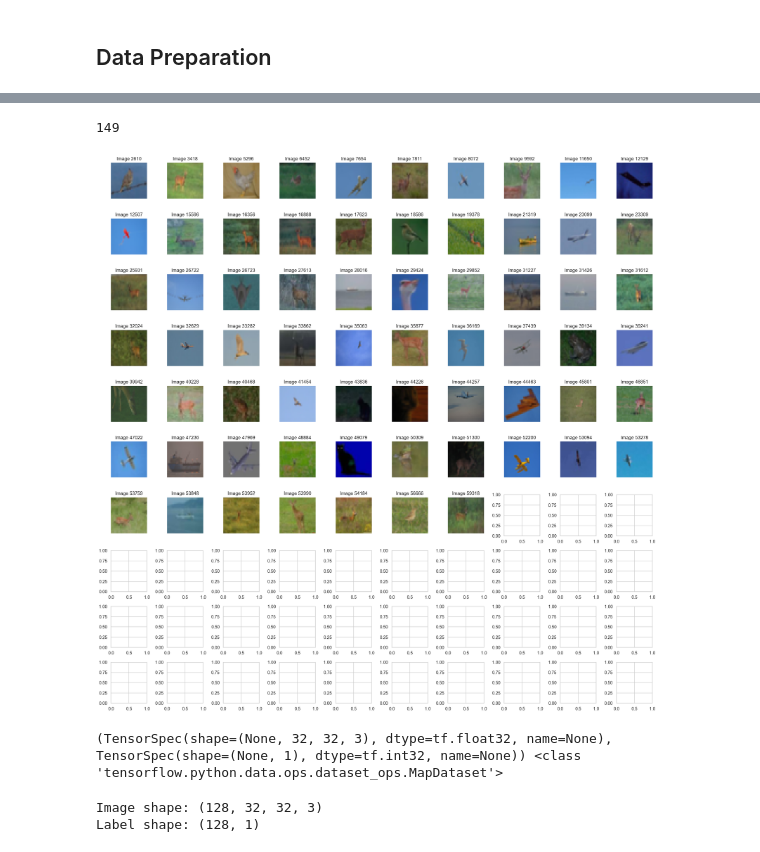
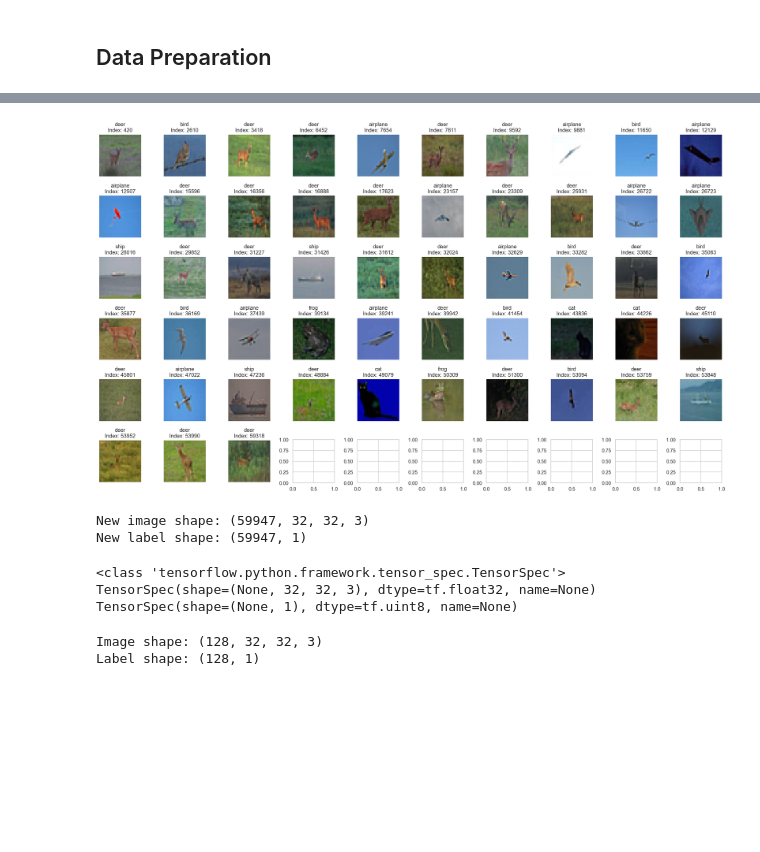
Before and after one commit to timothyckl/CIFAR10-Image-Synthesis, a Jupyter notebook: 0_Data_Prep.ipynb, the cells around one changed output, grey strips where cells are left out. Cells and saved outputs as stored; diff of their text form; code cells hidden in the pictures; blank space fills up the shorter version.

Commit message:
Include steps for image sharpening and removal or low contrast images

```diff
--- a/0_Data_Prep.ipynb
+++ b/0_Data_Prep.ipynb
@@ -88,0 +78,4 @@ Labels shape: (60000, 1)
+# %%
+# concate train and test numpy arrays
+images = np.concatenate((train_images, test_images), axis=0)
+labels = np.concatenate((train_labels, test_labels), axis=0)
@@ -88,0 +89,5 @@ Labels shape: (60000, 1)
+# %%
+# sharpen images
+for idx, img in enumerate(images):
+    im = Image.fromarray(img, 'RGB')
+    images[idx] = np.array(im.filter(ImageFilter.SHARPEN))
@@ -89,8 +101,9 @@ Labels shape: (60000, 1)
 # %%
-# identify low contrast images
 low_contrast_idx = []
-for idx, img in enumerate(images):
-    if exposure.is_low_contrast(img, fraction_threshold=35):
+
+for idx, image in enumerate(images):
+    if exposure.is_low_contrast(image, fraction_threshold=0.15):
         low_contrast_idx.append(idx)
-        print(f'Image {idx} is low contrast')
+
+print(f'Number of low contrast images: {len(low_contrast_idx)}')
 # %% [output]
@@ -114,18 +111,15 @@ Image 59318 is low contrast
-# %%
-print(len(low_contrast_idx))
-# %% [output]
-149
 # %%
-# visualize top 100 low contrast images
-fig, axes = plt.subplots(nrows=10, ncols=10, figsize=(20, 20))
-ax = axes.flatten()
+# plot images in the low contrast list
+fig, axes = plt.subplots(6, 10, figsize=(20, 12))
+axes = axes.flatten()
 
 for i in range(len(low_contrast_idx)):
-    ax[i].imshow(images[low_contrast_idx[i]].numpy().astype('uint8'))
-    ax[i].set_title(f'Image {low_contrast_idx[i]}')
-    ax[i].axis('off')
+    img_lbl = label_map[labels[low_contrast_idx[i]][0]]
+    axes[i].imshow(images[low_contrast_idx[i]])
+    axes[i].set_title(f'{img_lbl}\nIndex: {low_contrast_idx[i]}')
+    axes[i].axis('off')
 
 plt.tight_layout()
 plt.show()
 # %% [output]
-[figure, old version]
+[figure, new version]
@@ -134,14 +126,31 @@ plt.show()
+# %%
+# delete low contrast images
+images = np.delete(images, low_contrast_idx, axis=0)
+labels = np.delete(labels, low_contrast_idx, axis=0)
+
+print(f'New image shape: {images.shape}')
+print(f'New label shape: {labels.shape}')
+# %% [output]
+New image shape: (59947, 32, 32, 3)
+New label shape: (59947, 1)
 # %%
 BUFFER_SIZE = 10_000
 BATCH_SIZE = 128
 
 dataset = Dataset.from_tensor_slices((images, labels))
 dataset = dataset.shuffle(BUFFER_SIZE).batch(BATCH_SIZE)
-dataset = dataset.map(lambda x, y: ((x - 127.5) / 127.5, y))  # normalize images to range [-1, 1] as generator will be using tanh activation
+# normalize images to range [-1, 1] as generator will be using tanh activation
+dataset = dataset.map(lambda x, y: (tf.cast(x, tf.float32) / 127.5 - 1, y))
 
-print(dataset.element_spec, type(dataset))
+image_spec, label_spec = dataset.element_spec
+
+print(type(image_spec))
+print(image_spec)
+print(label_spec)
 # %% [output]
-(TensorSpec(shape=(None, 32, 32, 3), dtype=tf.float32, name=None), TensorSpec(shape=(None, 1), dtype=tf.int32, name=None)) <class 'tensorflow.python.data.ops.dataset_ops.MapDataset'>
+<class 'tensorflow.python.framework.tensor_spec.TensorSpec'>
+TensorSpec(shape=(None, 32, 32, 3), dtype=tf.float32, name=None)
+TensorSpec(shape=(None, 1), dtype=tf.uint8, name=None)
 # %%
 for batch in dataset.take(1):
     image, label = batch
```
Also changed, not shown: parts of 6 cells of this notebook.
